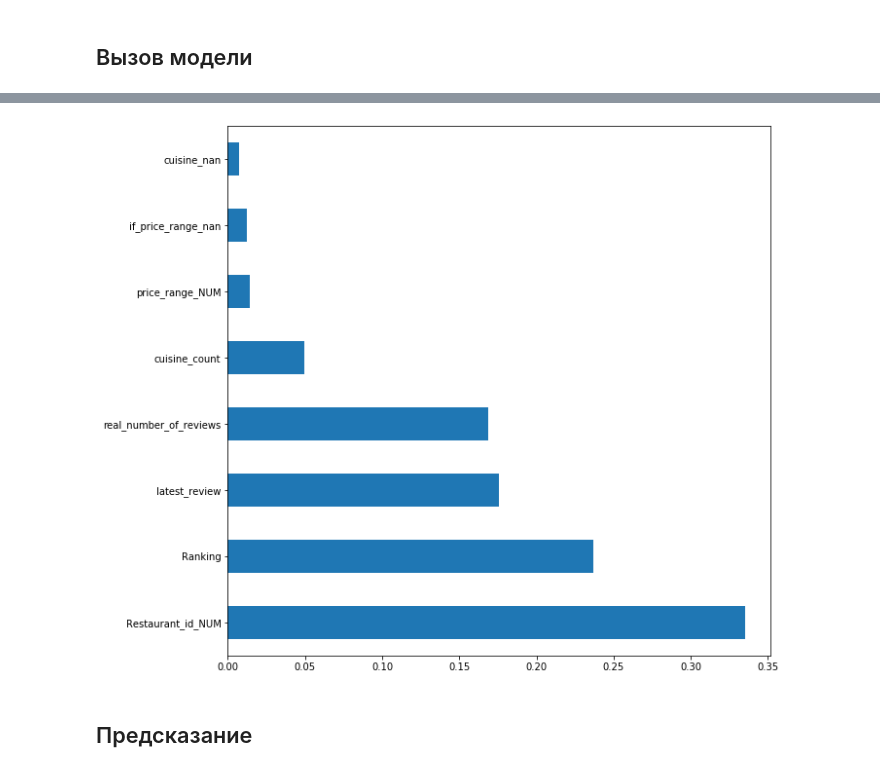
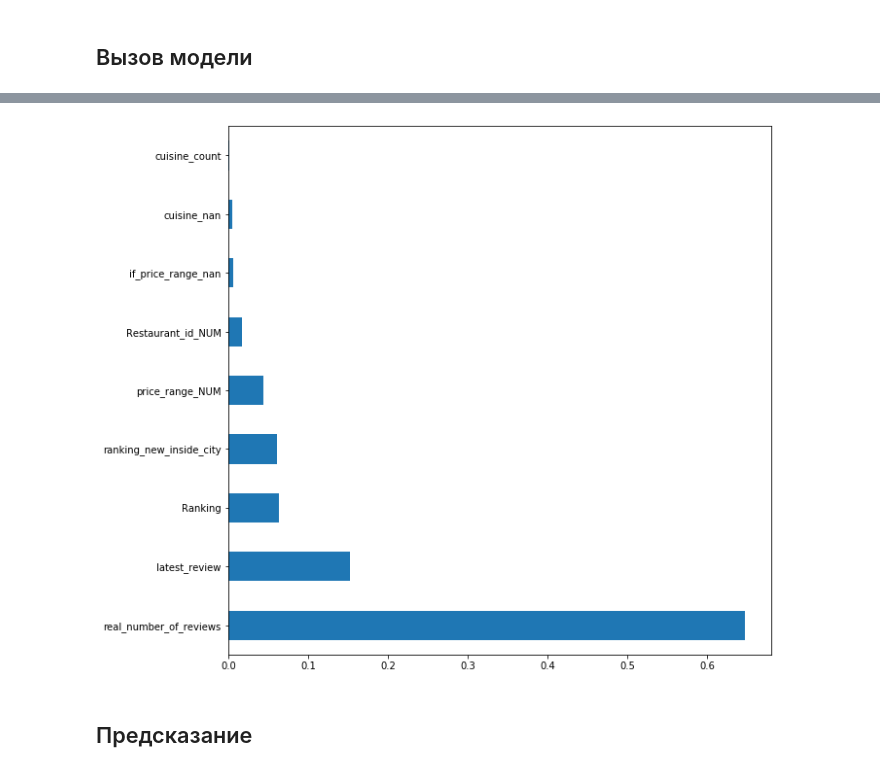
Before and after one commit to M1kaellAli/skcourse_projects, a Jupyter notebook: module_3/unit3.project3.ipynb, the cells around one changed output, grey strips where cells are left out. Cells and saved outputs as stored; diff of their text form; code cells hidden in the pictures.

```diff
--- a/module_3/unit3.project3.ipynb
+++ b/module_3/unit3.project3.ipynb
@@ -56,7 +56,7 @@ RANDOM_SEED = 42
 * ID_TA — идентификатор ресторана в базе данных TripAdvisor.
 # %%
 # переменная модели для удобства вызова функций
-model = RandomForestRegressor()
+model_global = RandomForestRegressor(n_estimators=100, verbose=1, n_jobs=-1, random_state=RANDOM_SEED)
 # %%
 DATA_DIR = ''#'C:/skillfactory/git_sf_repo/skcourse_projects/module_3/'
 df_train = pd.read_csv(DATA_DIR+'main_task.csv')
@@ -991,7 +917,7 @@ df['real_number_of_reviews'].fillna(value=2.0, inplace=True)
 train_data = df.query('sample == 1').drop(['sample'], axis=1)
 test_data = df.query('sample == 0').drop(['sample'], axis=1)
 # %%
-lst_cols = ['Ranking', 'Restaurant_id_NUM','cuisine_count', 'cuisine_nan', 'if_price_range_nan', 'price_range_NUM', 'latest_review','real_number_of_reviews']
+lst_cols = ['Ranking', 'ranking_new_inside_city', 'Restaurant_id_NUM','cuisine_count', 'cuisine_nan', 'if_price_range_nan', 'price_range_NUM', 'latest_review','real_number_of_reviews']
 lst_keep = lst_cols.copy()
 lst_keep.append('Rating')
 lst_del = set_cols_to_del(train_data, lst_keep)
@@ -1006,10 +932,10 @@ MAE: 0.3811783083333333
 [Parallel(n_jobs=8)]: Done 100 out of 100 | elapsed:    0.0s finished
 # %%
 plt.rcParams['figure.figsize'] = (10,10)
-feat_importances = pd.Series(model.feature_importances_, index=lst_cols)
+feat_importances = pd.Series(model_global.feature_importances_, index=lst_cols)
 feat_importances.nlargest(30).plot(kind='barh');
 # %% [output]
-[figure, old version]
+[figure, new version]
 # %% [markdown]
 ## Предсказание
 # %%
```
Also changed, not shown: parts of 59 cells of this notebook, 1 other file.
